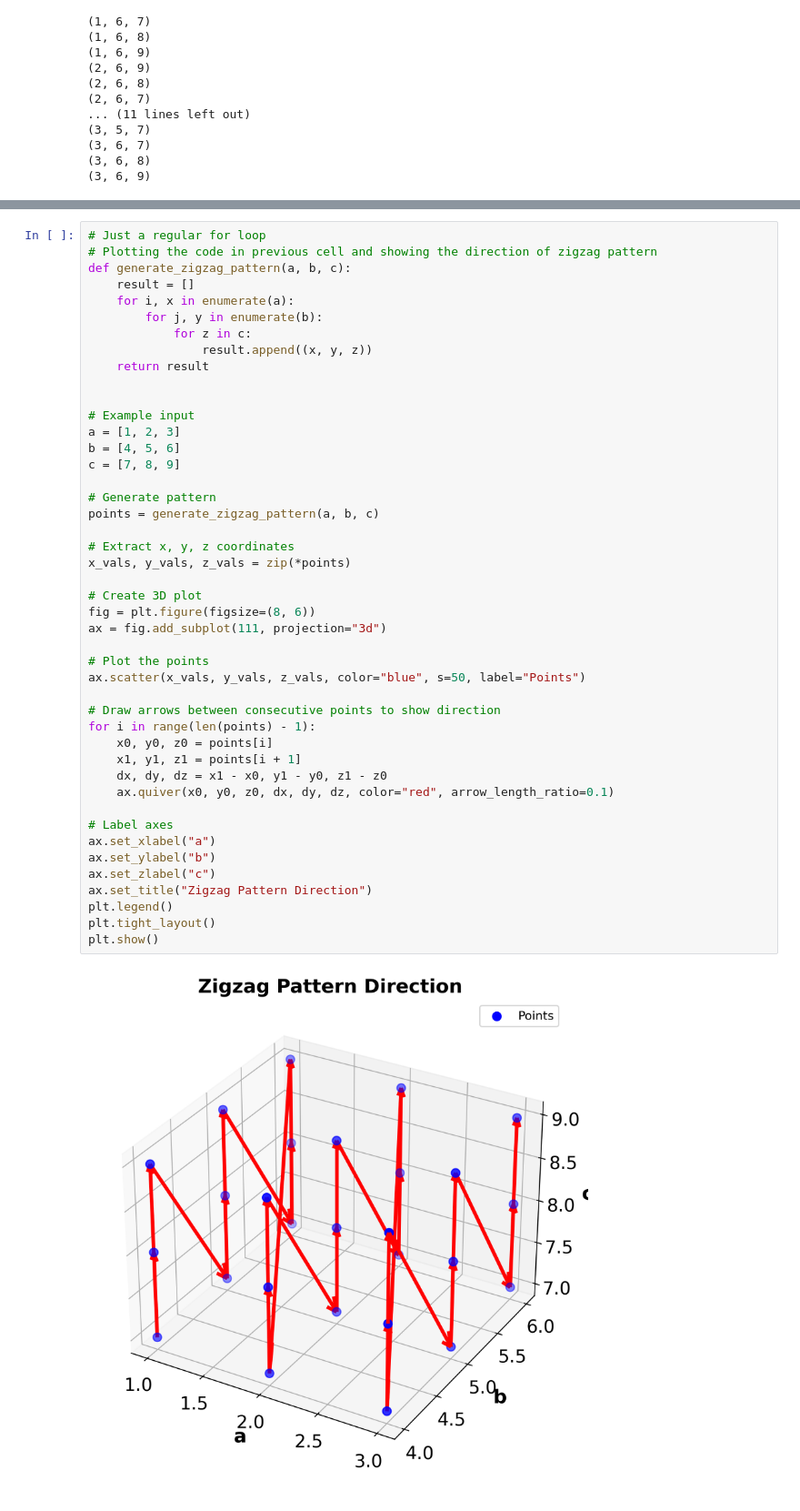
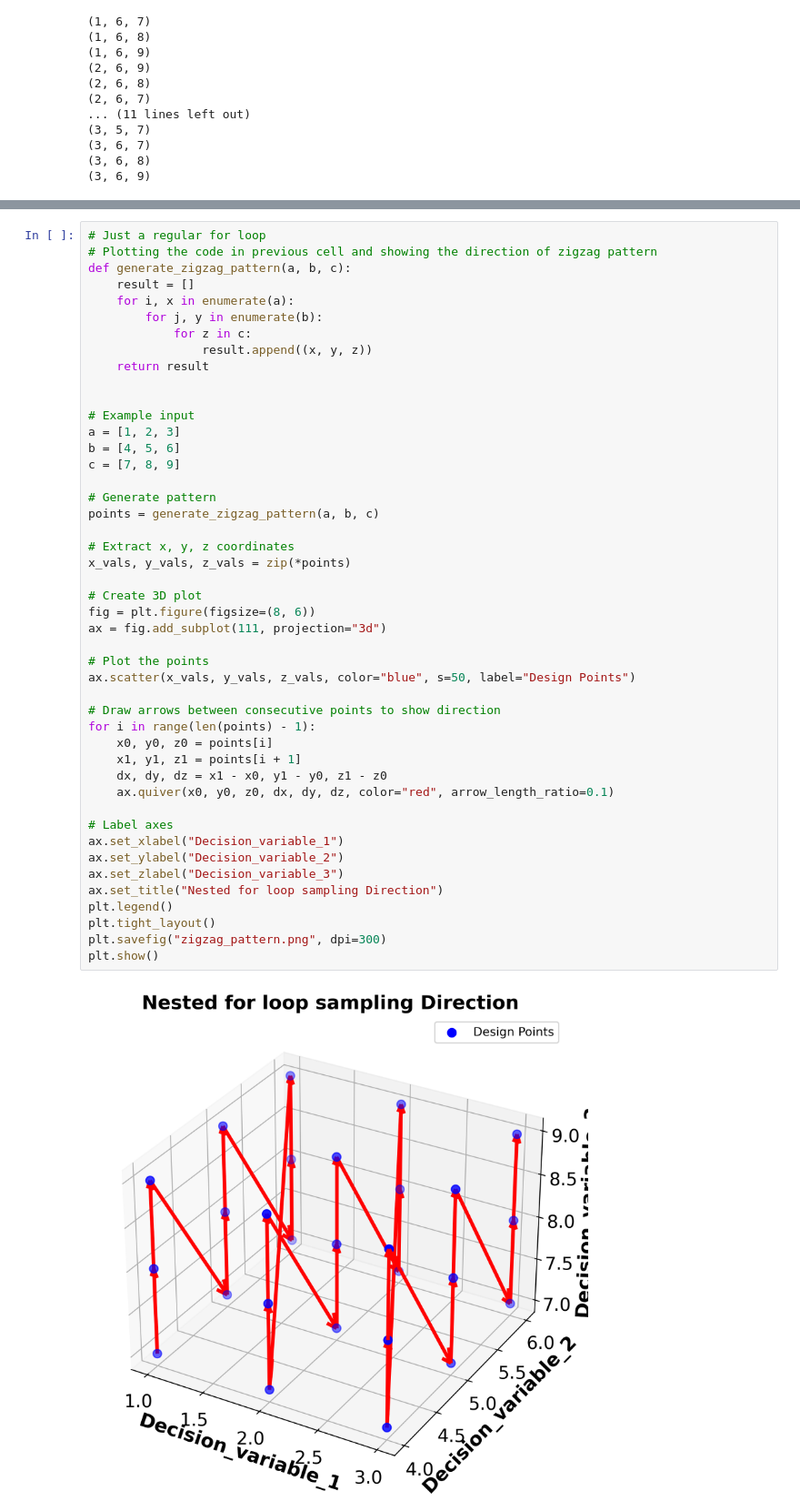
Before and after one commit to smondal13/Some-important-codes, a Jupyter notebook: pattern_notebook.ipynb, the cells around one changed output, grey strips where cells are left out. Shown at 91% size. Cells and saved outputs as stored; diff of their text form.

```diff
--- a/pattern_notebook.ipynb
+++ b/pattern_notebook.ipynb
@@ -131,36 +131,37 @@ def generate_zigzag_pattern(a, b, c):
 
 # Example input
 a = [1, 2, 3]
 b = [4, 5, 6]
 c = [7, 8, 9]
 
 # Generate pattern
 points = generate_zigzag_pattern(a, b, c)
 
 # Extract x, y, z coordinates
 x_vals, y_vals, z_vals = zip(*points)
 
 # Create 3D plot
 fig = plt.figure(figsize=(8, 6))
 ax = fig.add_subplot(111, projection="3d")
 
 # Plot the points
-ax.scatter(x_vals, y_vals, z_vals, color="blue", s=50, label="Points")
+ax.scatter(x_vals, y_vals, z_vals, color="blue", s=50, label="Design Points")
 
 # Draw arrows between consecutive points to show direction
 for i in range(len(points) - 1):
     x0, y0, z0 = points[i]
     x1, y1, z1 = points[i + 1]
     dx, dy, dz = x1 - x0, y1 - y0, z1 - z0
     ax.quiver(x0, y0, z0, dx, dy, dz, color="red", arrow_length_ratio=0.1)
 
 # Label axes
-ax.set_xlabel("a")
-ax.set_ylabel("b")
-ax.set_zlabel("c")
-ax.set_title("Zigzag Pattern Direction")
+ax.set_xlabel("Decision_variable_1")
+ax.set_ylabel("Decision_variable_2")
+ax.set_zlabel("Decision_variable_3")
+ax.set_title("Nested for loop sampling Direction")
 plt.legend()
 plt.tight_layout()
+plt.savefig("zigzag_pattern.png", dpi=300)
 plt.show()
 # %% [output]
-[figure, old version]
+[figure, new version]
```
Also changed, not shown: parts of 1 cell of this notebook, 2 other files.
